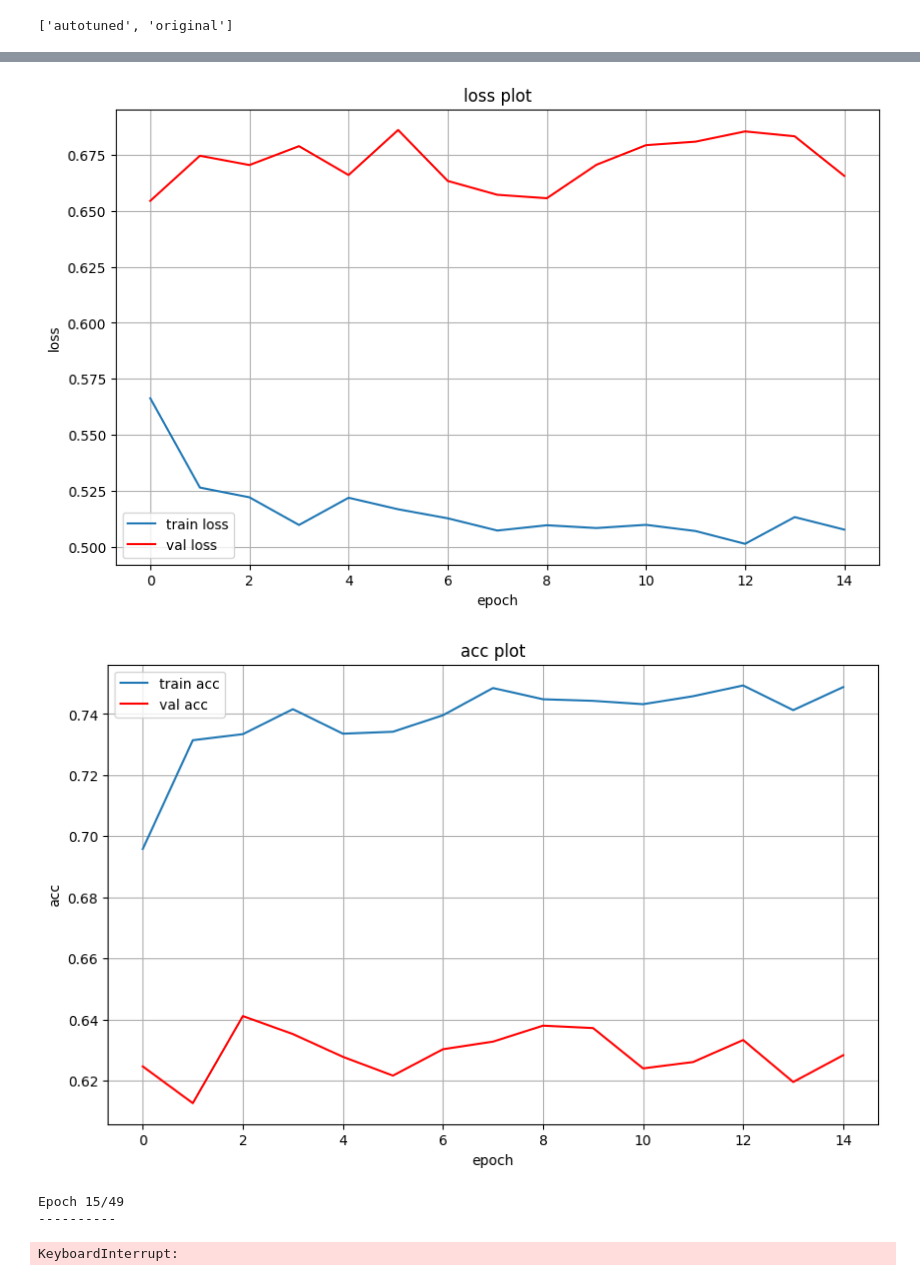
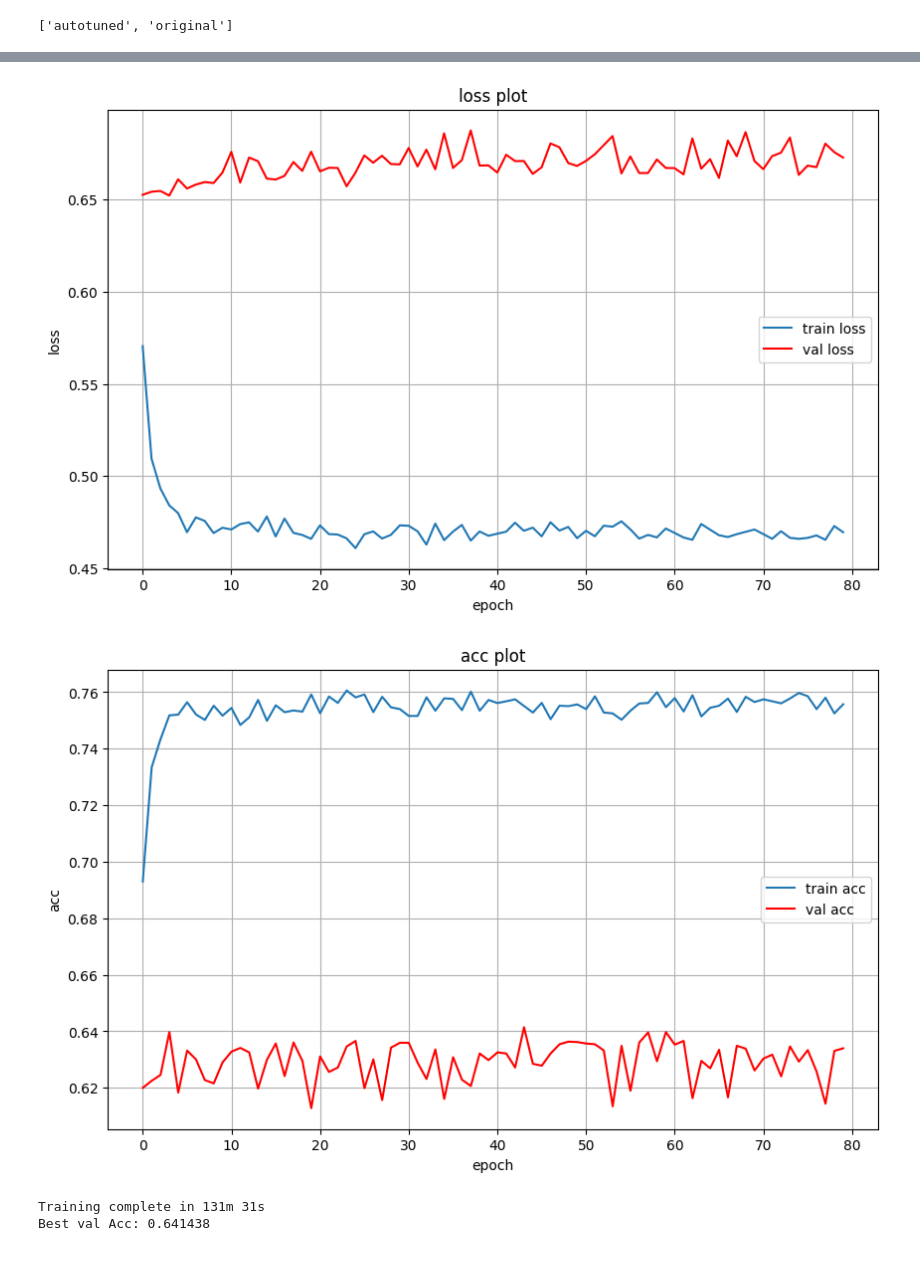
Before and after one commit to Mark123M/pitch-correction-analysis, a Jupyter notebook: model.ipynb, the cells around one changed output, grey strips where cells are left out. Cells and saved outputs as stored; diff of their text form; code cells hidden in the pictures.

```diff
--- a/model.ipynb
+++ b/model.ipynb
@@ -198,26 +199,38 @@ def visualize_model(model, num_images=6):
                     return
         model.train(mode=was_training)
 # %%
-model = models.resnet50(weights='DEFAULT') # 161 layers
+model = models.resnet50(weights='DEFAULT') # 150 layers
 for param in model.parameters():
     param.requires_grad = False
+
+#for name, param in model.named_parameters():
+#    if "layer2" in name or "layer3" in name or "layer4" in name:
+#        print(name)
+#        param.requires_grad = True
+#model.avgpool.requires_grad_(True)
 
 num_features = model.fc.in_features
 model.fc = nn.Linear(num_features, 2)
 model = model.to(device)
-model = torch.compile(model)
+#model = torch.compile(model)
 
 criterion = nn.CrossEntropyLoss()
-optimizer = optim.AdamW(model.parameters(), lr=0.001)
+optimizer = optim.AdamW(model.parameters(), lr=1e-3)
 #lr_schedule = optim.lr_scheduler.ConstantLR(optimizer, factor=1.0, total_iters=5)
 
-@torch.compile(fullgraph=False)
-def compiled_step():
-    optimizer.step()
+#@torch.compile(fullgraph=False)
+#def compiled_step():
+#    optimizer.step()
 
-@torch.compile(fullgraph=False)
-def compiled_loss(outputs, labels):
-    return criterion(outputs, labels)
+#@torch.compile(fullgraph=False)
+#def compiled_loss(outputs, labels):
+#    return criterion(outputs, labels)
 
-#model_conv = train_model(model, criterion, optimizer, num_epochs=50)
+#inputs, labels = next(iter(dataloaders['training']))
+#inputs = inputs.to(device)
+#labels = labels.to(device)
+# Sanity checks
+#outputs = model(inputs)
+#loss = criterion(outputs, labels)
+#print(loss.item())
 # %% [output]
@@ -225,8 +238,7 @@ Downloading: "https://download.pytorch.org/models/resnet50-11ad3fa6.pth" to C:\U
 # %%
-model_conv = train_model(model, criterion, optimizer, num_epochs=50)
+model_conv = train_model(model, criterion, optimizer, num_epochs=80)
 # %% [output]
-[figure, old version]
+[figure, new version]
-[figure, old version]
+[figure, new version]
-Epoch 15/49
-----------
+Training complete in 131m 31s
+Best val Acc: 0.641438
-KeyboardInterrupt:
```
Also changed, not shown: parts of 3 cells of this notebook, 1 other file.
